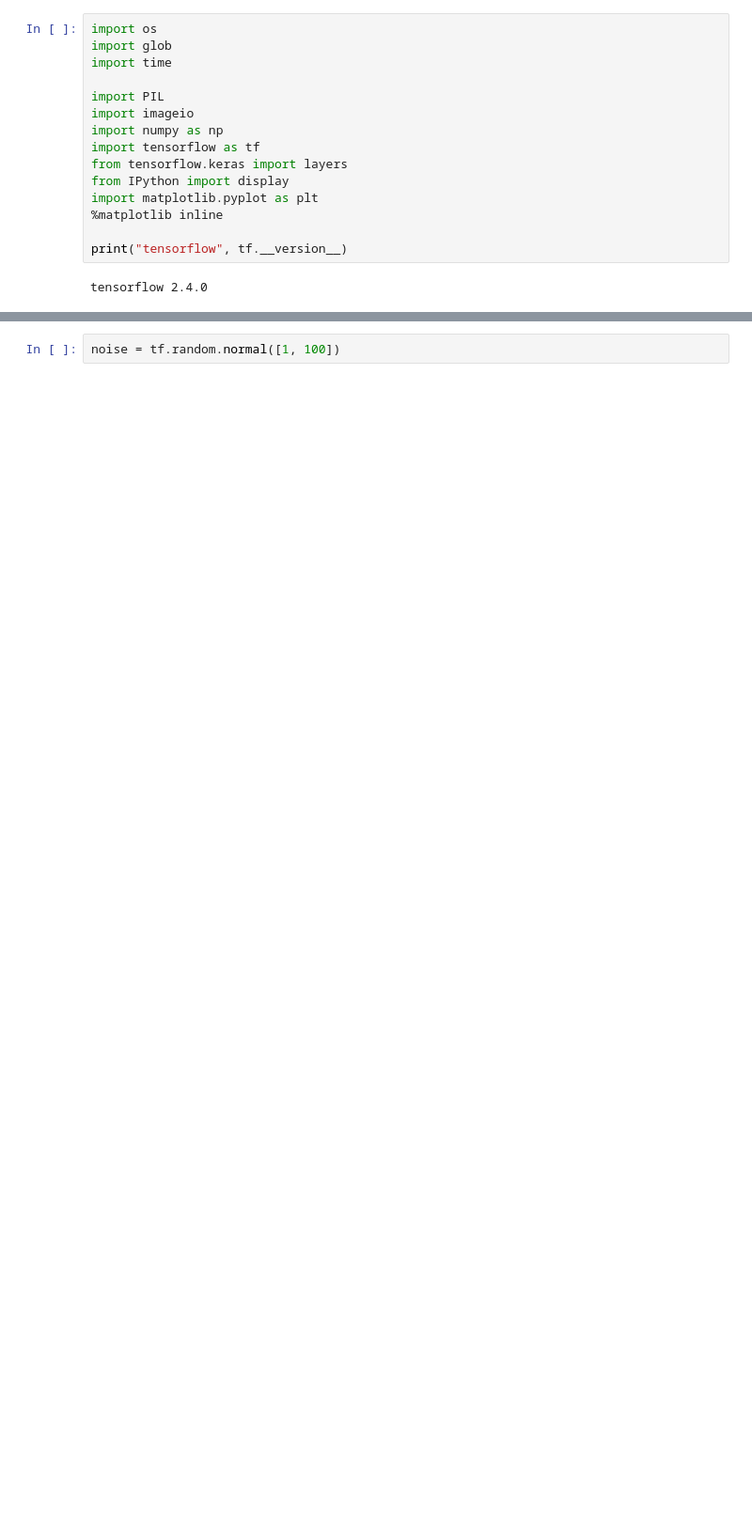
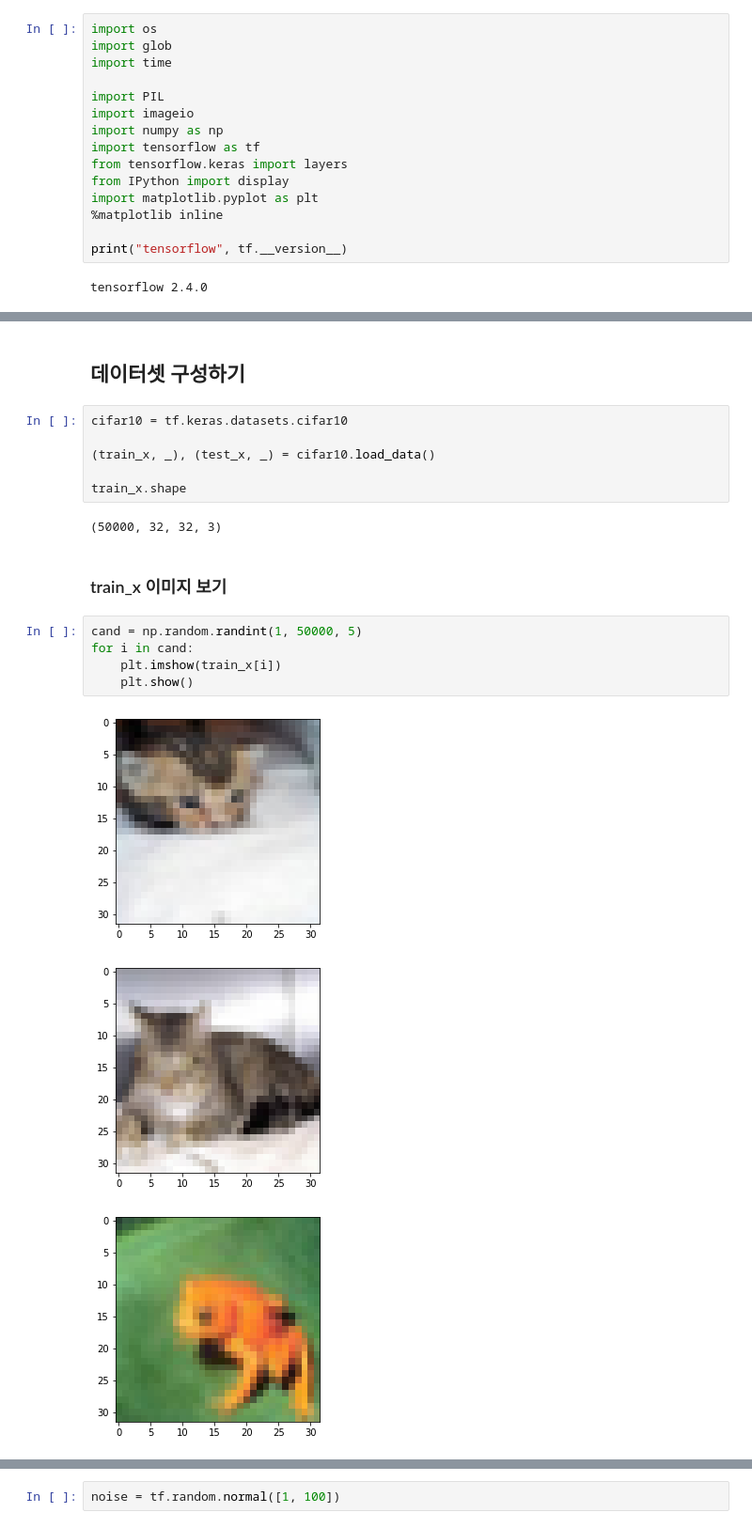
Before and after one commit to cozytk/aiffel, a Jupyter notebook: explorations/13_/[E13].ipynb, the cells around one changed output, grey strips where cells are left out. Shown: that part at 94% size. Cells and saved outputs as stored; diff of their text form; blank space fills up the shorter version.

```diff
--- a/explorations/13_/[E13].ipynb
+++ b/explorations/13_/[E13].ipynb
@@ -19,0 +32,21 @@ tensorflow 2.4.0
+# %% [markdown]
+## 데이터셋 구성하기
+# %%
+cifar10 = tf.keras.datasets.cifar10
+
+(train_x, _), (test_x, _) = cifar10.load_data()
+
+train_x.shape
+# %% [output]
+(50000, 32, 32, 3)
+# %% [markdown]
+### train_x 이미지 보기
+# %%
+cand = np.random.randint(1, 50000, 5)
+for i in cand:
+    plt.imshow(train_x[i])
+    plt.show()
+# %% [output]
+[figure, added]
+[figure, added]
+[figure, added]
```
Also changed, not shown: parts of 44 cells of this notebook.
